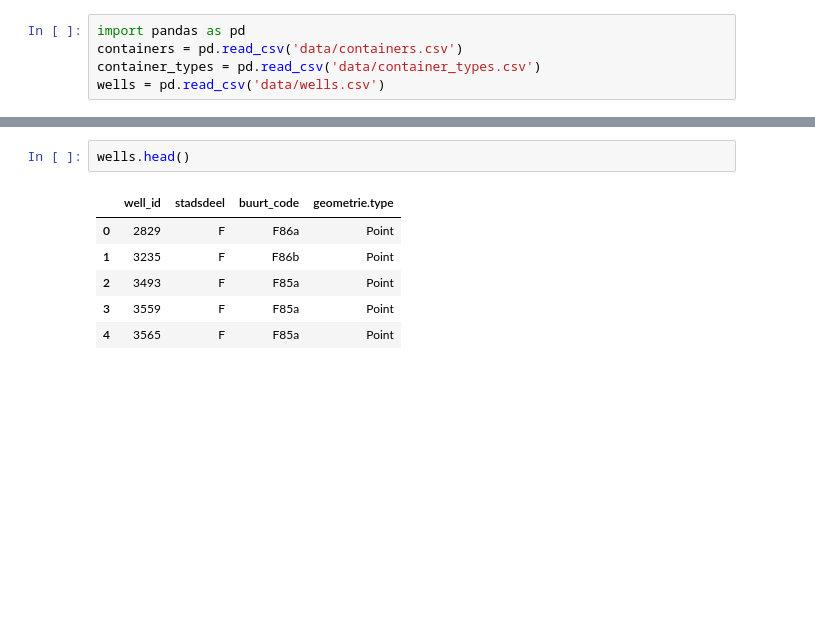
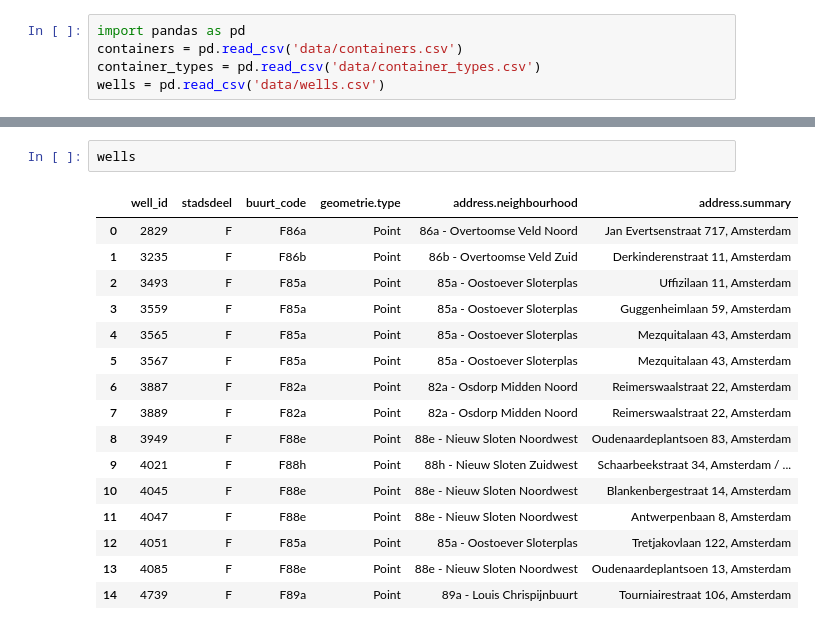
Before and after one commit to pmoreira1/amsterdam-project, a Jupyter notebook: read_csvs.ipynb, the cells around one changed output, grey strips where cells are left out. Saved outputs shown, nothing was run; the diff lists cells and outputs as text; blank space fills up the shorter version.

```diff
--- a/read_csvs.ipynb
+++ b/read_csvs.ipynb
@@ -24,9 +48,19 @@ container_types.head()
 # %%
-wells.head()
+wells
 # %% [output]
-|  | well_id | stadsdeel | buurt_code | geometrie.type |
-| 0 | 2829 | F | F86a | Point |
-| 1 | 3235 | F | F86b | Point |
-| 2 | 3493 | F | F85a | Point |
-| 3 | 3559 | F | F85a | Point |
-| 4 | 3565 | F | F85a | Point |
+|  | well_id | stadsdeel | buurt_code | geometrie.type | address.neighbourhood | address.summary |
+| 0 | 2829 | F | F86a | Point | 86a - Overtoomse Veld Noord | Jan Evertsenstraat 717, Amsterdam |
+| 1 | 3235 | F | F86b | Point | 86b - Overtoomse Veld Zuid | Derkinderenstraat 11, Amsterdam |
+| 2 | 3493 | F | F85a | Point | 85a - Oostoever Sloterplas | Uffizilaan 11, Amsterdam |
+| 3 | 3559 | F | F85a | Point | 85a - Oostoever Sloterplas | Guggenheimlaan 59, Amsterdam |
+| 4 | 3565 | F | F85a | Point | 85a - Oostoever Sloterplas | Mezquitalaan 43, Amsterdam |
+| 5 | 3567 | F | F85a | Point | 85a - Oostoever Sloterplas | Mezquitalaan 43, Amsterdam |
+| 6 | 3887 | F | F82a | Point | 82a - Osdorp Midden Noord | Reimerswaalstraat 22, Amsterdam |
+| 7 | 3889 | F | F82a | Point | 82a - Osdorp Midden Noord | Reimerswaalstraat 22, Amsterdam |
+| 8 | 3949 | F | F88e | Point | 88e - Nieuw Sloten Noordwest | Oudenaardeplantsoen 83, Amsterdam |
+| 9 | 4021 | F | F88h | Point | 88h - Nieuw Sloten Zuidwest | Schaarbeekstraat 34, Amsterdam / ... |
+| 10 | 4045 | F | F88e | Point | 88e - Nieuw Sloten Noordwest | Blankenbergestraat 14, Amsterdam |
+| 11 | 4047 | F | F88e | Point | 88e - Nieuw Sloten Noordwest | Antwerpenbaan 8, Amsterdam |
+| 12 | 4051 | F | F85a | Point | 85a - Oostoever Sloterplas | Tretjakovlaan 122, Amsterdam |
+| 13 | 4085 | F | F88e | Point | 88e - Nieuw Sloten Noordwest | Oudenaardeplantsoen 13, Amsterdam |
+| 14 | 4739 | F | F89a | Point | 89a - Louis Chrispijnbuurt | Tourniairestraat 106, Amsterdam |
```
Also changed, not shown: parts of 3 cells of this notebook, 4 other files.
